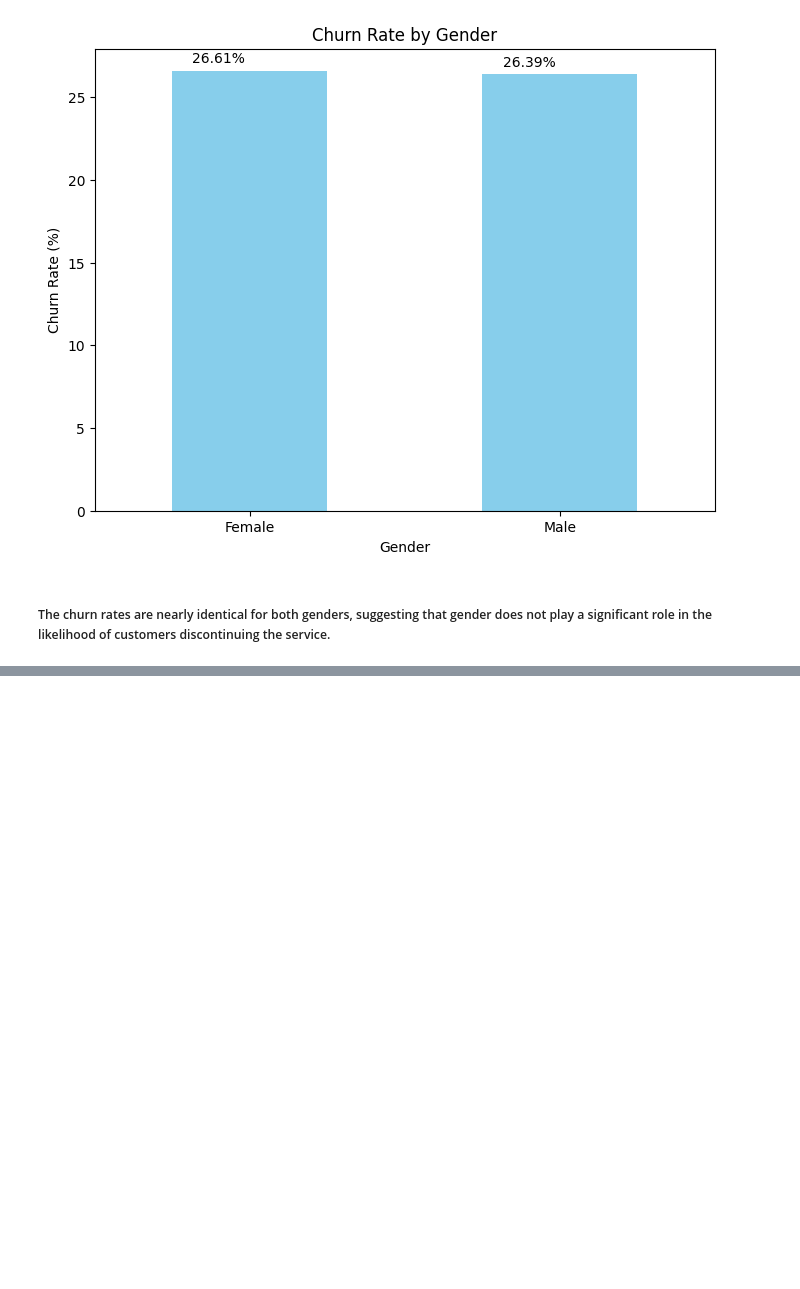
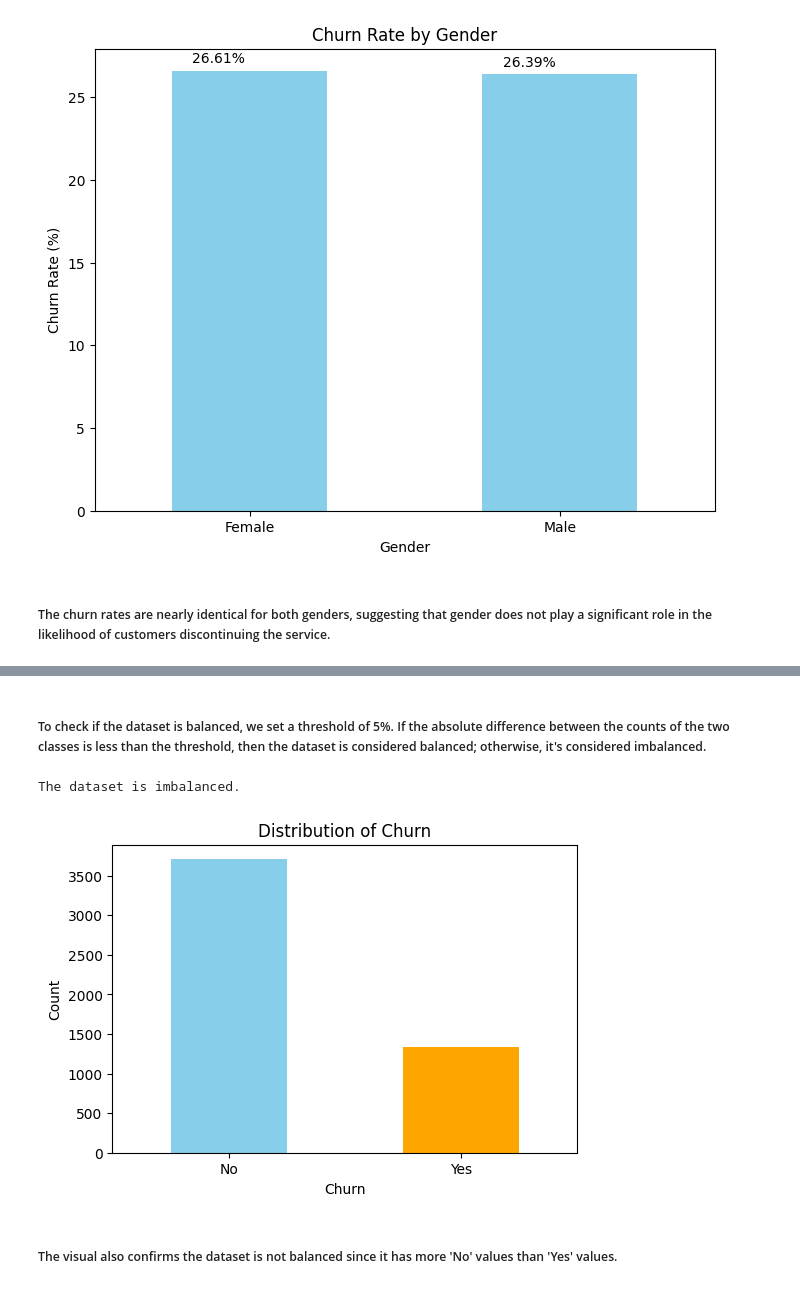
Before and after one commit to AndyMortey/A-Classification-Project-The-Customer-Churn-Analysis, a Jupyter notebook: notebook.ipynb, the cells around one changed output, grey strips where cells are left out. Drawn from its saved outputs; the diff is of its cells as text; code cells hidden in the pictures; blank space fills up the shorter version.

```diff
--- a/notebook.ipynb
+++ b/notebook.ipynb
@@ -909,0 +904,3 @@ df.head(20)
+# %%
+#Drop the 'churn_encoded' and 'monthly_charges_bin' columns
+df = df.drop(['churn_encoded', 'monthly_charges_bin'], axis=1)
@@ -909,0 +918,36 @@ df.head(20)
+# %% [markdown]
+##### To check if the dataset is balanced, we set a threshold of 5%. If the absolute difference between the counts of the two classes is less than the threshold, then the dataset is considered balanced; otherwise, it's considered imbalanced.
+# %%
+#The target variable is 'churn' and it binary are (Yes/No)
+#Count the occurrences of each class
+class_counts = df['churn'].value_counts()
+
+#Set the threshold for imbalance(5% of the total number of rows)
+threshold = len(df) * 0.05
+
+#Check if the dataset is balanced
+is_balanced = abs(class_counts[0] - class_counts[1]) < threshold
+
+if is_balanced:
+    print("The dataset is balanced.")
+else:
+    print("The dataset is imbalanced.")
+# %% [output]
+The dataset is imbalanced.
+# %%
+#Visualize to confirm
+#Count the occurrences of each class
+class_counts = df['churn'].value_counts()
+
+#Plot the distribution of the target variable
+plt.figure(figsize=(6, 4))
+class_counts.plot(kind='bar', color=['skyblue', 'orange'])
+plt.title('Distribution of Churn')
+plt.xlabel('Churn')
+plt.ylabel('Count')
+plt.xticks(rotation=0)
+plt.show()
+# %% [output]
+[figure, added]
+# %% [markdown]
+##### The visual also confirms the dataset is not balanced since it has more 'No' values than 'Yes' values.
```
Also changed, not shown: parts of 5 cells of this notebook.
